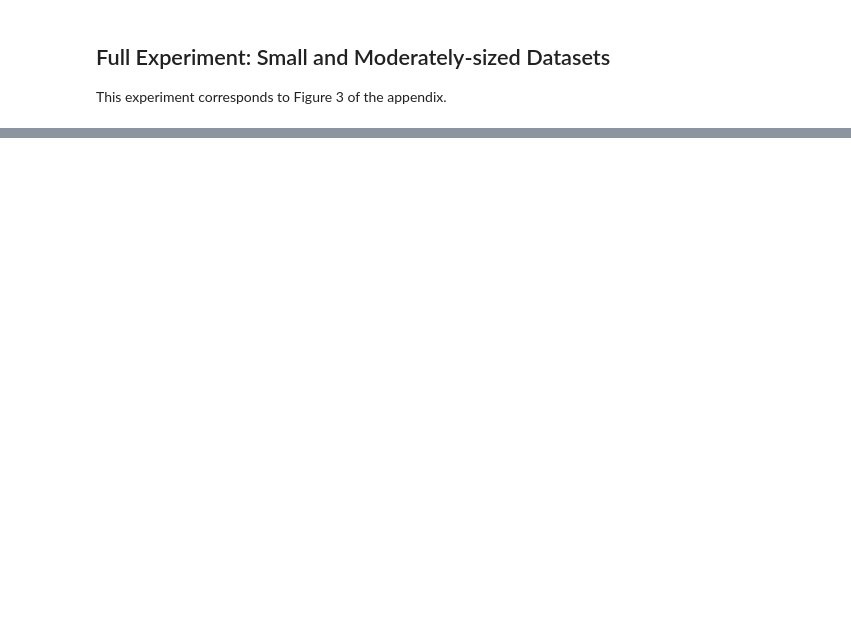
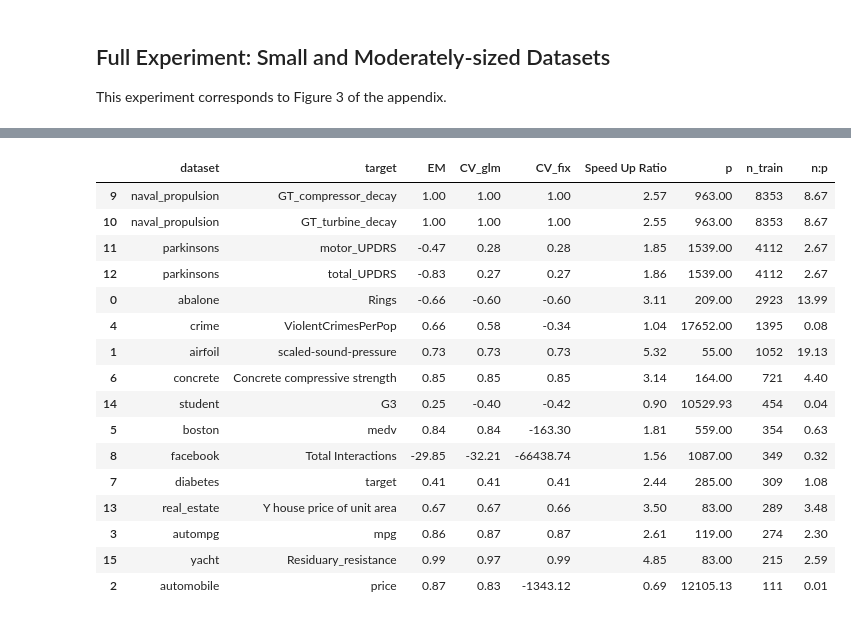
Before and after one commit to marioboley/fastridge, a Jupyter notebook: experiments/real_data.ipynb, the cells around one changed output, grey strips where cells are left out. Saved outputs shown, nothing was run; the diff lists cells and outputs as text; code cells hidden in the pictures; blank space fills up the shorter version.

```diff
--- a/experiments/real_data.ipynb
+++ b/experiments/real_data.ipynb
@@ -253,3 +492,30 @@ pd.DataFrame(rows_full_d2).sort_values('n_train', ascending=False).round(2)
+# %%
+problems_full_d3 = [
+    EmpiricalDataProblem('abalone',          'Rings'),
+    EmpiricalDataProblem('airfoil',          'scaled-sound-pressure'),
+    EmpiricalDataProblem('automobile',       'price',               nan_policy='drop_rows'),
+    EmpiricalDataProblem('autompg',          'mpg',
+                         drop=['car_name'], nan_policy='drop_rows'),
+    EmpiricalDataProblem('crime',            'ViolentCrimesPerPop',
+                         drop=['state', 'fold', 'communityname'],
+                         nan_policy='drop_cols'),
+    # EmpiricalDataProblem('ribo',             'y'),  # memory exhaustion at d>=2
+    # EmpiricalDataProblem('eye',              'y'),  # excluded in paper for d=3
+    EmpiricalDataProblem('boston',           'medv'),
+    EmpiricalDataProblem('concrete',         'Concrete compressive strength'),
+    EmpiricalDataProblem('diabetes',         'target'),
+    EmpiricalDataProblem('facebook',         'Total Interactions',
+                         drop=['comment', 'like', 'share'],
+                         nan_policy='drop_rows'),
+    # EmpiricalDataProblem('forest',           'area'),  # OHE interaction columns cause SVD failure
+    EmpiricalDataProblem('naval_propulsion', 'GT_compressor_decay', drop=['GT_turbine_decay']),
+    EmpiricalDataProblem('naval_propulsion', 'GT_turbine_decay',    drop=['GT_compressor_decay']),
+    EmpiricalDataProblem('parkinsons',       'motor_UPDRS',         drop=['total_UPDRS']),
+    EmpiricalDataProblem('parkinsons',       'total_UPDRS',         drop=['motor_UPDRS']),
+    EmpiricalDataProblem('real_estate',      'Y house price of unit area'),
+    EmpiricalDataProblem('student',          'G3',                  drop=['G1', 'G2']),
+    EmpiricalDataProblem('yacht',            'Residuary_resistance'),
+]
 # %%
-results_full_d3 = run_real_data_experiments(problems_full, estimators_full, n_iterations=30, polynomial=3, seed=123, verbose=True)
+results_full_d3 = run_real_data_experiments(problems_full_d3, estimators_full, n_iterations=30, polynomial=3, seed=123, verbose=True)
 print()
@@ -256,16 +539,34 @@ print()
 # %%
 rows_full_d3 = []
-for problem, data_result in zip(problems_full, results_full_d3):
+for problem, data_result in zip(problems_full_d3, results_full_d3):
     em_time = data_result['EM']['time']
     cv_time = (data_result['CV_glm']['time'] + data_result['CV_fix']['time']) / 2
     row = {'dataset': problem.dataset, 'target': problem.target}
     row.update({est: data_result[est]['r2'] for est in data_result})
     row['Speed Up Ratio'] = cv_time / em_time
     row['p']              = data_result['EM']['p']
     row['n_train']        = data_result['EM']['n_train']
     row['n:p']            = data_result['EM']['n_train'] / data_result['EM']['p']
     rows_full_d3.append(row)
 pd.DataFrame(rows_full_d3).sort_values('n_train', ascending=False).round(2)
+# %% [output]
+|  | dataset | target | EM | CV_glm | CV_fix | Speed Up Ratio | p | n_train | n:p |
+| 9 | naval_propulsion | GT_compressor_decay | 1.00 | 1.00 | 1.00 | 2.57 | 963.00 | 8353 | 8.67 |
+| 10 | naval_propulsion | GT_turbine_decay | 1.00 | 1.00 | 1.00 | 2.55 | 963.00 | 8353 | 8.67 |
+| 11 | parkinsons | motor_UPDRS | -0.47 | 0.28 | 0.28 | 1.85 | 1539.00 | 4112 | 2.67 |
+| 12 | parkinsons | total_UPDRS | -0.83 | 0.27 | 0.27 | 1.86 | 1539.00 | 4112 | 2.67 |
+| 0 | abalone | Rings | -0.66 | -0.60 | -0.60 | 3.11 | 209.00 | 2923 | 13.99 |
+| 4 | crime | ViolentCrimesPerPop | 0.66 | 0.58 | -0.34 | 1.04 | 17652.00 | 1395 | 0.08 |
+| 1 | airfoil | scaled-sound-pressure | 0.73 | 0.73 | 0.73 | 5.32 | 55.00 | 1052 | 19.13 |
+| 6 | concrete | Concrete compressive strength | 0.85 | 0.85 | 0.85 | 3.14 | 164.00 | 721 | 4.40 |
+| 14 | student | G3 | 0.25 | -0.40 | -0.42 | 0.90 | 10529.93 | 454 | 0.04 |
+| 5 | boston | medv | 0.84 | 0.84 | -163.30 | 1.81 | 559.00 | 354 | 0.63 |
+| 8 | facebook | Total Interactions | -29.85 | -32.21 | -66438.74 | 1.56 | 1087.00 | 349 | 0.32 |
+| 7 | diabetes | target | 0.41 | 0.41 | 0.41 | 2.44 | 285.00 | 309 | 1.08 |
+| 13 | real_estate | Y house price of unit area | 0.67 | 0.67 | 0.66 | 3.50 | 83.00 | 289 | 3.48 |
+| 3 | autompg | mpg | 0.86 | 0.87 | 0.87 | 2.61 | 119.00 | 274 | 2.30 |
+| 15 | yacht | Residuary_resistance | 0.99 | 0.97 | 0.99 | 4.85 | 83.00 | 215 | 2.59 |
+| 2 | automobile | price | 0.87 | 0.83 | -1343.12 | 0.69 | 12105.13 | 111 | 0.01 |
 # %%
 make_figure3(results_full, results_full_d2, results_full_d3,
              output_path='../output/paper2023_figure3.pdf')
```
Also changed, not shown: parts of 17 cells of this notebook, 2 other files.
